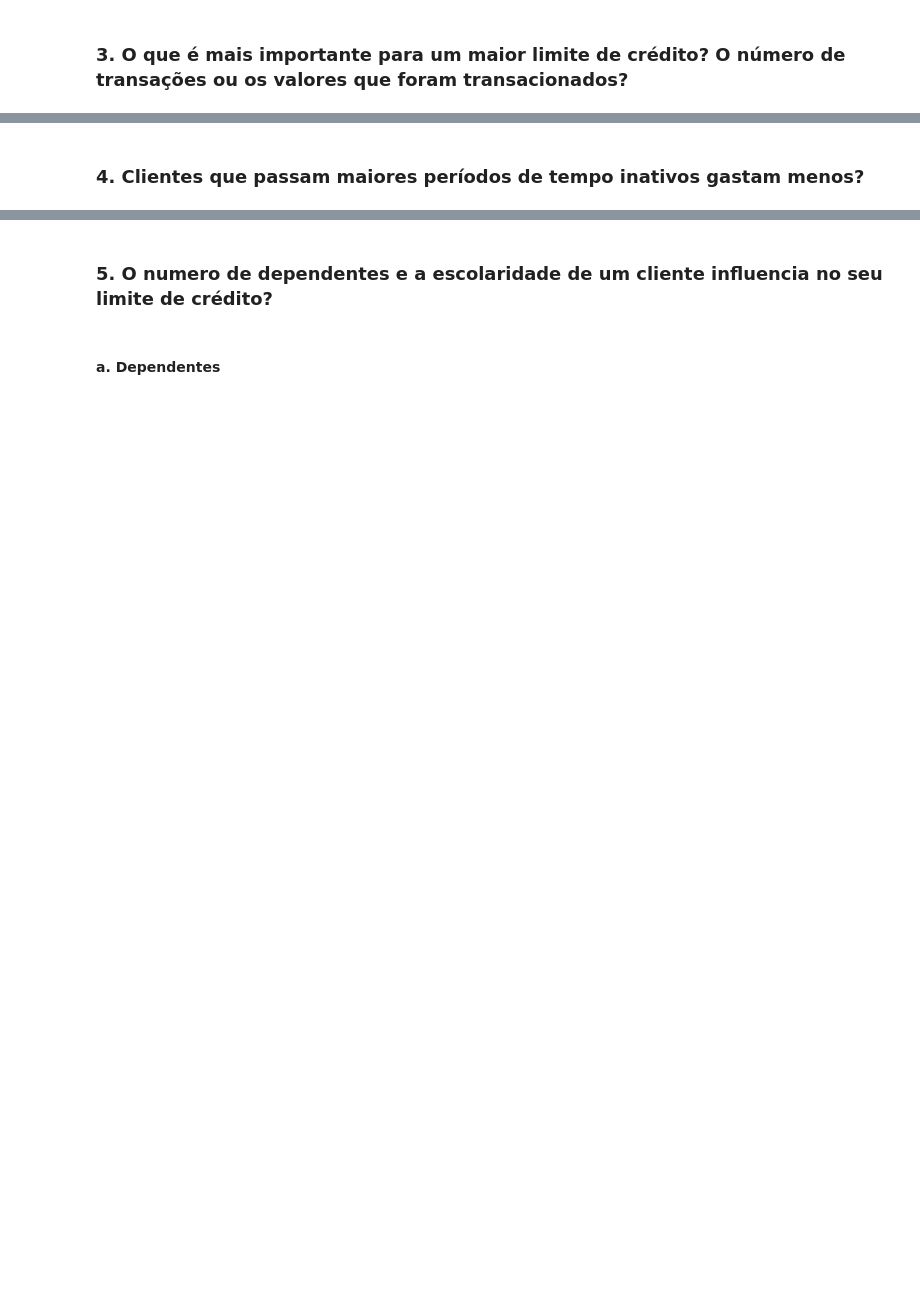
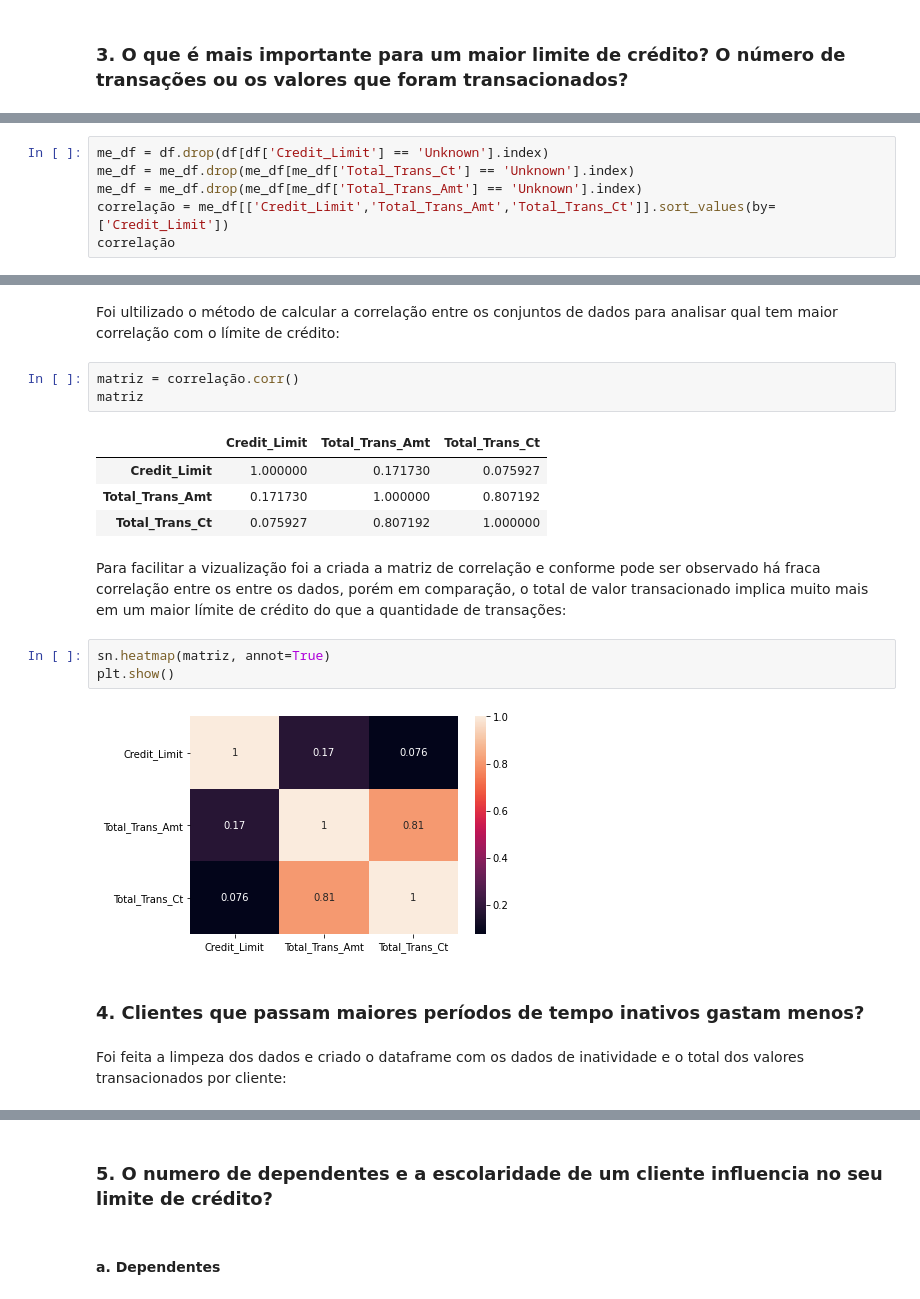
Before and after one commit to pedroernesto00/-CK0223---Mineracao-de-Dados---Trabalho-Final, a Jupyter notebook: Checkpoint #2 - Análise Exploratória dos Dados.ipynb, the cells around one changed output, grey strips where cells are left out. Cells and saved outputs as stored; diff of their text form; blank space fills up the shorter version.

```diff
--- a/Checkpoint #2 - Análise Exploratória dos Dados.ipynb
+++ b/Checkpoint #2 - Análise Exploratória dos Dados.ipynb
@@ -249,0 +409,6 @@ dtype: int64
+# %%
+me_df = df.drop(df[df['Credit_Limit'] == 'Unknown'].index)
+me_df = me_df.drop(me_df[me_df['Total_Trans_Ct'] == 'Unknown'].index)
+me_df = me_df.drop(me_df[me_df['Total_Trans_Amt'] == 'Unknown'].index)
+correlação = me_df[['Credit_Limit','Total_Trans_Amt','Total_Trans_Ct']].sort_values(by=['Credit_Limit'])
+correlação
@@ -250,2 +429,21 @@ dtype: int64
+# %% [markdown]
+Foi ultilizado o método de calcular a correlação entre os conjuntos de dados para analisar qual tem maior correlação com o límite de crédito:
+# %%
+matriz = correlação.corr()
+matriz
+# %% [output]
+|  | Credit_Limit | Total_Trans_Amt | Total_Trans_Ct |
+| Credit_Limit | 1.000000 | 0.171730 | 0.075927 |
+| Total_Trans_Amt | 0.171730 | 1.000000 | 0.807192 |
+| Total_Trans_Ct | 0.075927 | 0.807192 | 1.000000 |
+# %% [markdown]
+Para facilitar a vizualização foi a criada a matriz de correlação e conforme pode ser observado há fraca correlação entre os  entre os dados, porém em comparação, o total de valor transacionado implica muito mais em um maior límite de crédito do que a quantidade de transações:
+# %%
+sn.heatmap(matriz, annot=True)
+plt.show()
+# %% [output]
+[figure, added]
 # %% [markdown]
 ### 4. Clientes que passam maiores períodos de tempo inativos gastam menos?
+# %% [markdown]
+Foi feita a limpeza dos dados e criado o dataframe com os dados de inatividade e o total dos valores transacionados por cliente:
```
Also changed, not shown: parts of 42 cells of this notebook.
